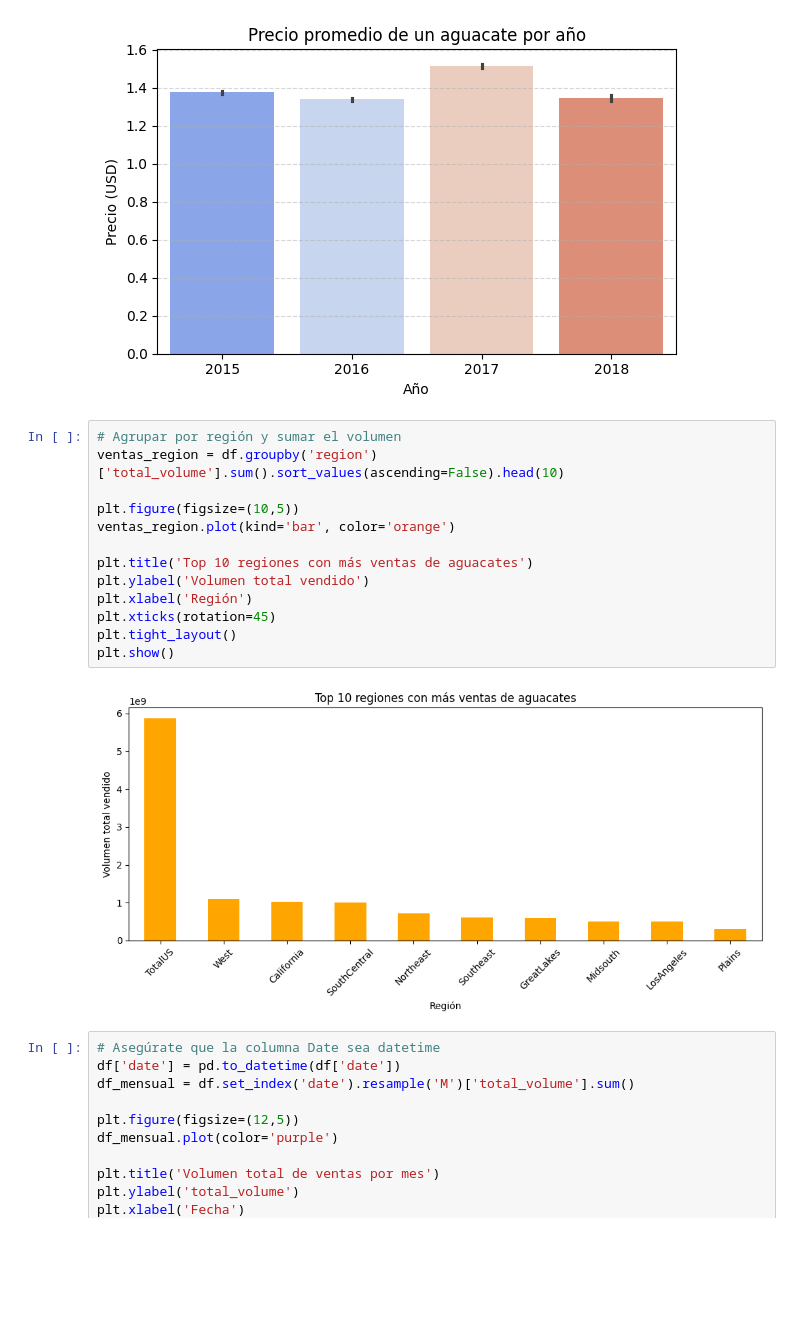
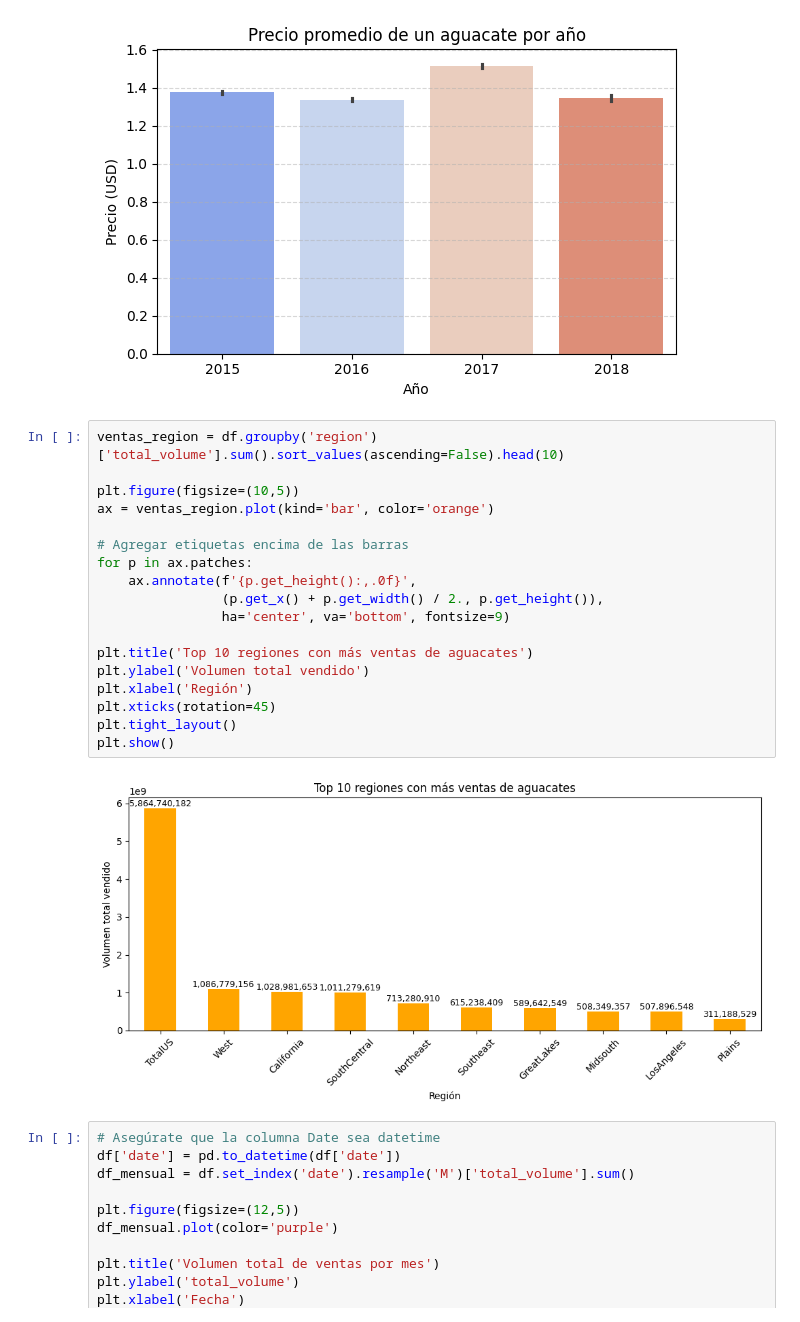
Before and after one commit to lauracoicue/Proyecto2_CDD, a Jupyter notebook: proyecto2.ipynb, the cells around one changed output. Cells and saved outputs as stored; diff of their text form; blank space fills up the shorter version.

```diff
--- a/proyecto2.ipynb
+++ b/proyecto2.ipynb
@@ -198,20 +199,25 @@ Passing `palette` without assigning `hue` is deprecated and will be removed in v
   sns.barplot(data=df, x='year', y='averageprice', palette='coolwarm')
 [figure]
 # %%
-# Agrupar por región y sumar el volumen
 ventas_region = df.groupby('region')['total_volume'].sum().sort_values(ascending=False).head(10)
 
 plt.figure(figsize=(10,5))
-ventas_region.plot(kind='bar', color='orange')
+ax = ventas_region.plot(kind='bar', color='orange')
+
+# Agregar etiquetas encima de las barras
+for p in ax.patches:
+    ax.annotate(f'{p.get_height():,.0f}',
+                (p.get_x() + p.get_width() / 2., p.get_height()),
+                ha='center', va='bottom', fontsize=9)
 
 plt.title('Top 10 regiones con más ventas de aguacates')
 plt.ylabel('Volumen total vendido')
 plt.xlabel('Región')
 plt.xticks(rotation=45)
 plt.tight_layout()
 plt.show()
 # %% [output]
-[figure, old version]
+[figure, new version]
 # %%
 # Asegúrate que la columna Date sea datetime
 df['date'] = pd.to_datetime(df['date'])
```
Also changed, not shown: parts of 15 cells of this notebook.
